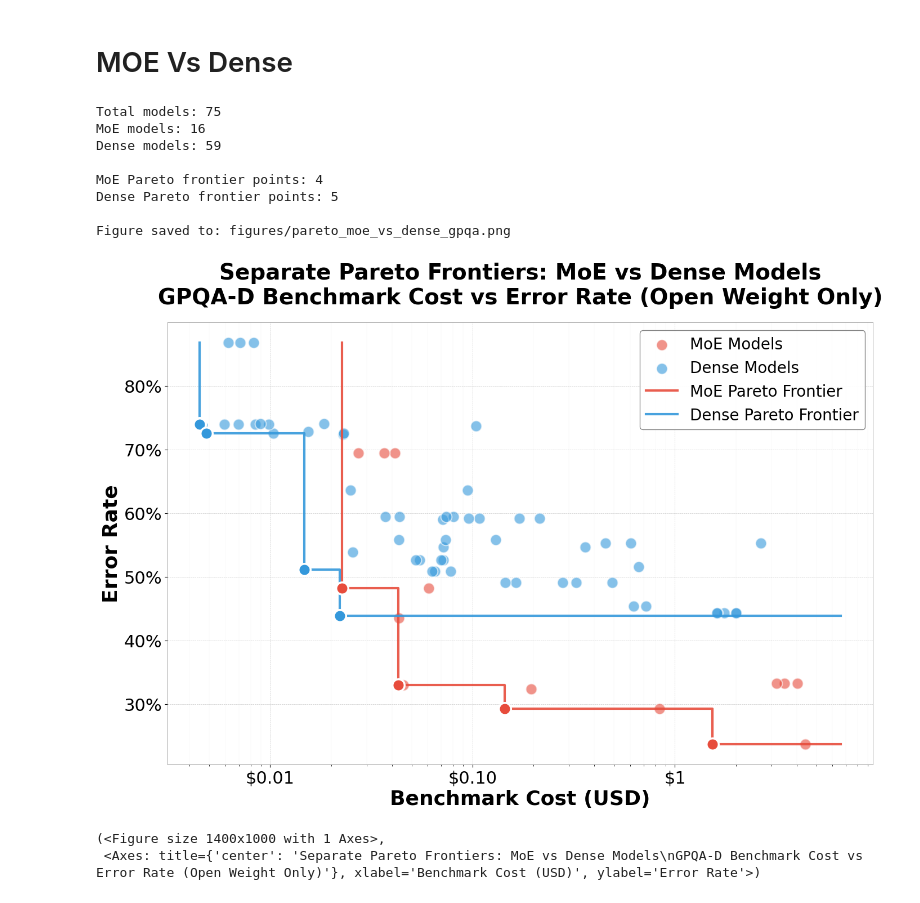
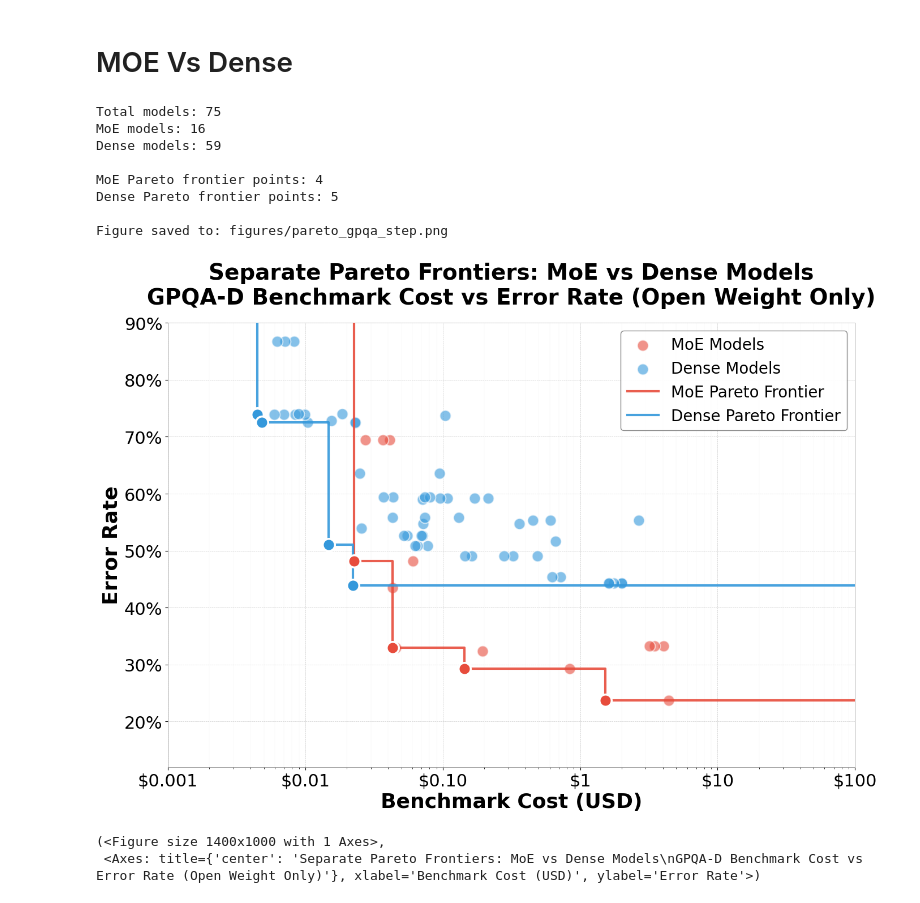
Before and after one commit to hansgundlach/Algorithmic_Progress_Inference, a Jupyter notebook: pareto_redo.ipynb, the cells around one changed output. Drawn from its saved outputs; the diff is of its cells as text; code cells hidden in the pictures.

```diff
--- a/pareto_redo.ipynb
+++ b/pareto_redo.ipynb
@@ -1294,27 +1345,31 @@ def plot_separate_moe_dense_frontiers(
 # %%
 # Plot separate Pareto frontiers for MoE vs Dense models - GPQA-D
 # Open-weight models only with extended frontier lines
 plot_separate_moe_dense_frontiers(
     df,
     price_col='Benchmark Cost USD',
     benchmark_col='epoch_gpqa',
     moe_col='MoE',
     show_model_names=False,
     open_license_only=True,  # Only include open-weight models
     extend_frontier=True,  # Extend frontier lines to cover full axis space
+    xmin=0.001,
+    xmax=100,
+    ymin= .12,
+    ymax=.9,
     title='Separate Pareto Frontiers: MoE vs Dense Models\nGPQA-D Benchmark Cost vs Error Rate (Open Weight Only)',
-    save_path='figures/pareto_moe_vs_dense_gpqa.png',
+    save_path='figures/pareto_gpqa_step.png',
 
 )
 # %% [output]
 Total models: 75
 MoE models: 16
 Dense models: 59
 
 MoE Pareto frontier points: 4
 Dense Pareto frontier points: 5
 
-Figure saved to: figures/pareto_moe_vs_dense_gpqa.png
+Figure saved to: figures/pareto_gpqa_step.png
-[figure, old version]
+[figure, new version]
 (<Figure size 1400x1000 with 1 Axes>,
  <Axes: title={'center': 'Separate Pareto Frontiers: MoE vs Dense Models\nGPQA-D Benchmark Cost vs Error Rate (Open Weight Only)'}, xlabel='Benchmark Cost (USD)', ylabel='Error Rate'>)
```
Also changed, not shown: parts of 3 cells of this notebook, 16 other files.
